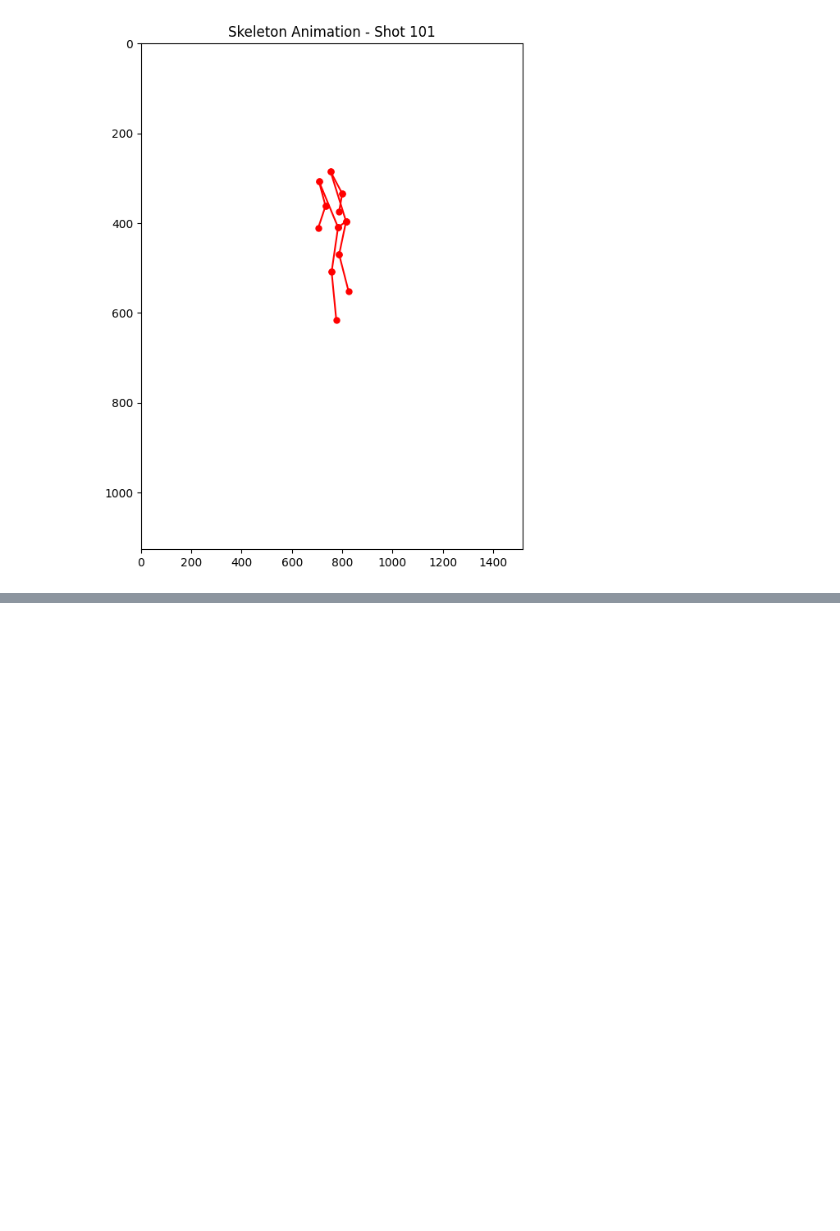
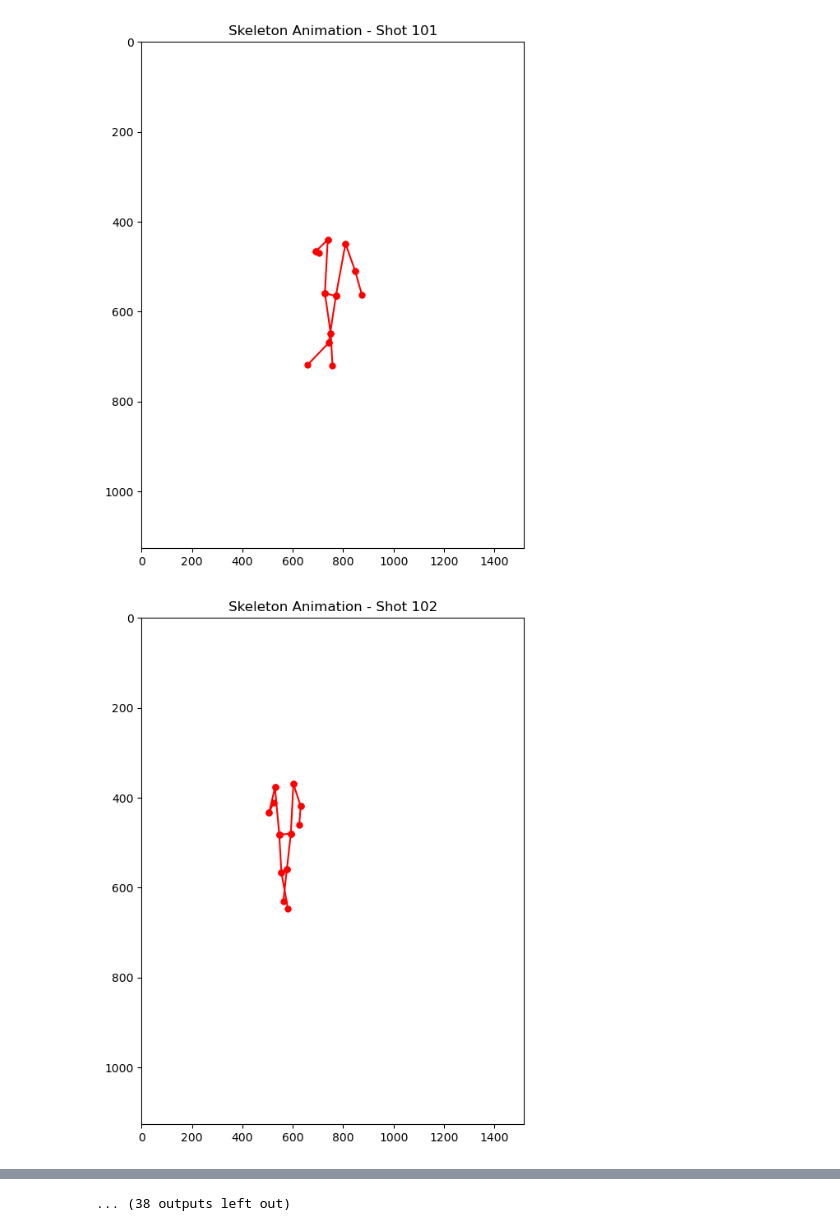
Before and after one commit to nguyennminh/CCI-HACKATHON, a Jupyter notebook: UNCC Hackathon 2025 Data Cleaning.ipynb, the cells around one changed output, grey strips where cells are left out. Saved outputs shown, nothing was run; the diff lists cells and outputs as text; code cells hidden in the pictures; blank space fills up the shorter version.

Commit message:
adding in smash_v1.csv and adding loop to save all animations

```diff
--- a/UNCC Hackathon 2025 Data Cleaning.ipynb
+++ b/UNCC Hackathon 2025 Data Cleaning.ipynb
@@ -3,7 +3,7 @@ import pandas as pd
 import matplotlib.pyplot as plt
 from matplotlib.animation import FuncAnimation
 # %%
-df = pd.read_csv('/Users/eziafailabor/Desktop/UNCC Project/smash_v1.csv')
+df = pd.read_csv('smash_v1.csv')
 
 # Removing type_of_shot (they're all the same)
 df = df.drop('type_of_shot', axis = 1)
@@ -19,45 +19,55 @@ df.head()
 5 rows × 36 columns
 # %%
 # Choose the shot you want to animate
+
 shot_id = 101
-shot_df = df[df['id'] == shot_id].reset_index(drop=True)
 
-# Skeleton connections (COCO style)
-skeleton = [
-    (0,1),(0,2),(1,3),(2,4),
-    (0,5),(0,6),(5,7),(7,9),(6,8),(8,10),
-    (5,11),(6,12),(11,12),(11,13),(13,15),
-    (12,14),(14,16)
-]
+while shot_id in df['id'].values:
 
-# Set up the plot
-fig, ax = plt.subplots(figsize=(6,8))
-lines = []
-for _ in skeleton:
-    line, = ax.plot([], [], 'ro-', markersize=5)
-    lines.append(line)
+    shot_df = df[df['id'] == shot_id].reset_index(drop=True)
 
-ax.set_xlim(0, df[[f'kpt_{i}_x' for i in range(17)]].max().max() + 50)
-ax.set_ylim(0, df[[f'kpt_{i}_y' for i in range(17)]].max().max() + 50)
-ax.invert_yaxis()
-ax.set_title(f"Skeleton Animation - Shot {shot_id}")
+    # Skeleton connections (COCO style)
+    skeleton = [
+        (0,1),(0,2),(1,3),(2,4),
+        (0,5),(0,6),(5,7),(7,9),(6,8),(8,10),
+        (5,11),(6,12),(11,12),(11,13),(13,15),
+        (12,14),(14,16)
+    ]
 
-# Animation function
-def update(frame):
-    row = shot_df.iloc[frame]
-    keypoints = [(row[f'kpt_{i}_x'], row[f'kpt_{i}_y']) for i in range(17)]
+    # Set up the plot
+    fig, ax = plt.subplots(figsize=(6,8))
+    lines = []
+    for _ in skeleton:
+        line, = ax.plot([], [], 'ro-', markersize=5)
+        lines.append(line)
 
-    for idx, (a,b) in enumerate(skeleton):
-        if keypoints[a][0] != 0 and keypoints[a][1] != 0 and keypoints[b][0] != 0 and keypoints[b][1] != 0:
-            lines[idx].set_data([keypoints[a][0], keypoints[b][0]],
-                                [keypoints[a][1], keypoints[b][1]])
-        else:
-            lines[idx].set_data([], [])
-    return lines
+    ax.set_xlim(0, df[[f'kpt_{i}_x' for i in range(17)]].max().max() + 50)
+    ax.set_ylim(0, df[[f'kpt_{i}_y' for i in range(17)]].max().max() + 50)
+    ax.invert_yaxis()
+    ax.set_title(f"Skeleton Animation - Shot {shot_id}")
 
-# Create animation
-anim = FuncAnimation(fig, update, frames=len(shot_df), interval=200, blit=True)
+    # Animation function
+    def update(frame):
+        row = shot_df.iloc[frame]
+        keypoints = [(row[f'kpt_{i}_x'], row[f'kpt_{i}_y']) for i in range(17)]
 
-plt.show()
+        for idx, (a,b) in enumerate(skeleton):
+            if keypoints[a][0] != 0 and keypoints[a][1] != 0 and keypoints[b][0] != 0 and keypoints[b][1] != 0:
+                lines[idx].set_data([keypoints[a][0], keypoints[b][0]],
+                                    [keypoints[a][1], keypoints[b][1]])
+            else:
+                lines[idx].set_data([], [])
+        return lines
+
+    # Create animation
+    anim = FuncAnimation(fig, update, frames=len(shot_df), interval=200, blit=True)
+
+    # plt.show()
+
+    # Save animation
+    anim.save(f'badminton_shot_{shot_id}.gif', writer='pillow')
+
+    shot_id += 1
 # %% [output]
-[figure, old version]
+[figure, new version]
+[figure, added]
@@ -63,0 +84 @@ plt.show()
+... (38 outputs left out)
```
Also changed, not shown: parts of 4 cells of this notebook.
